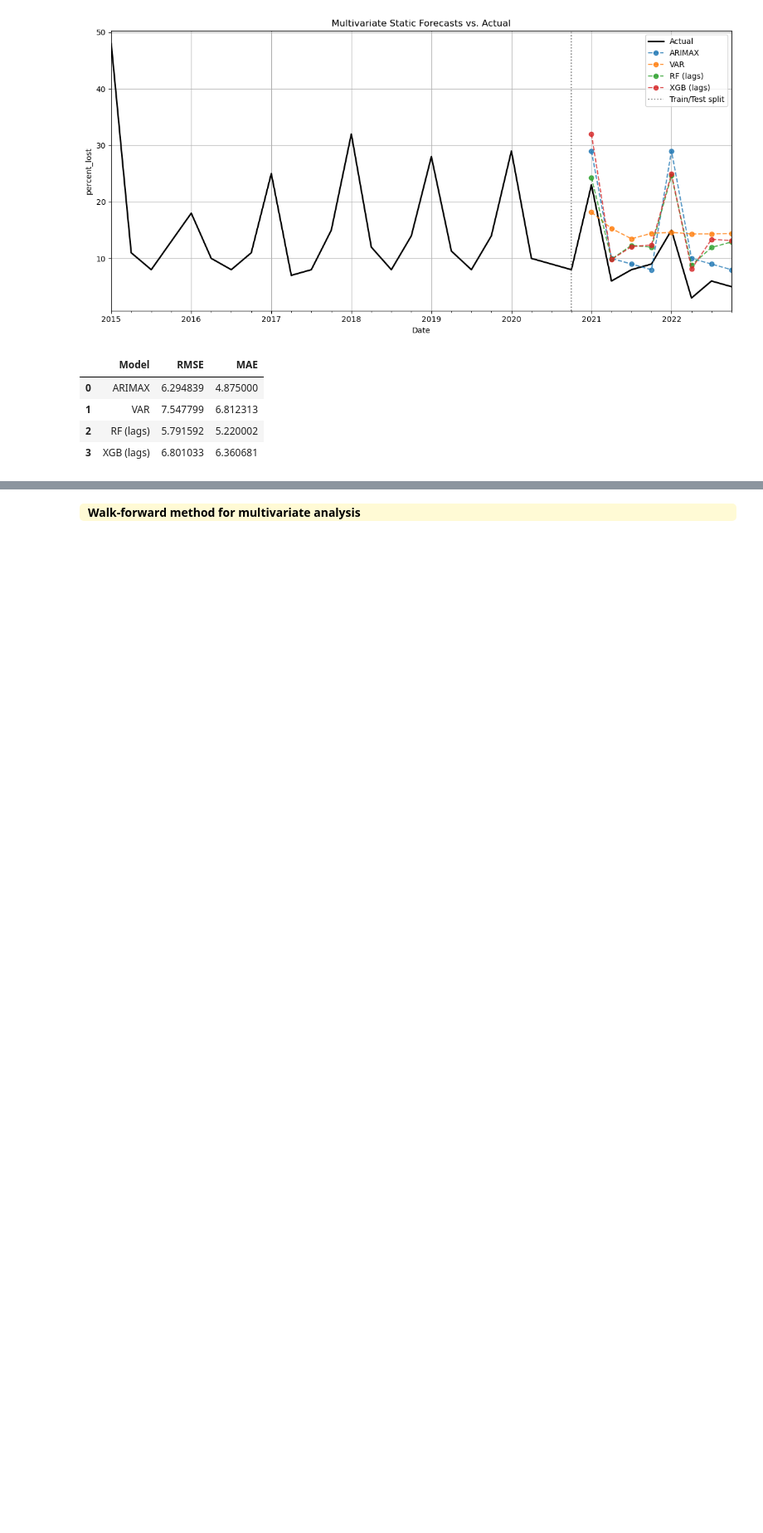
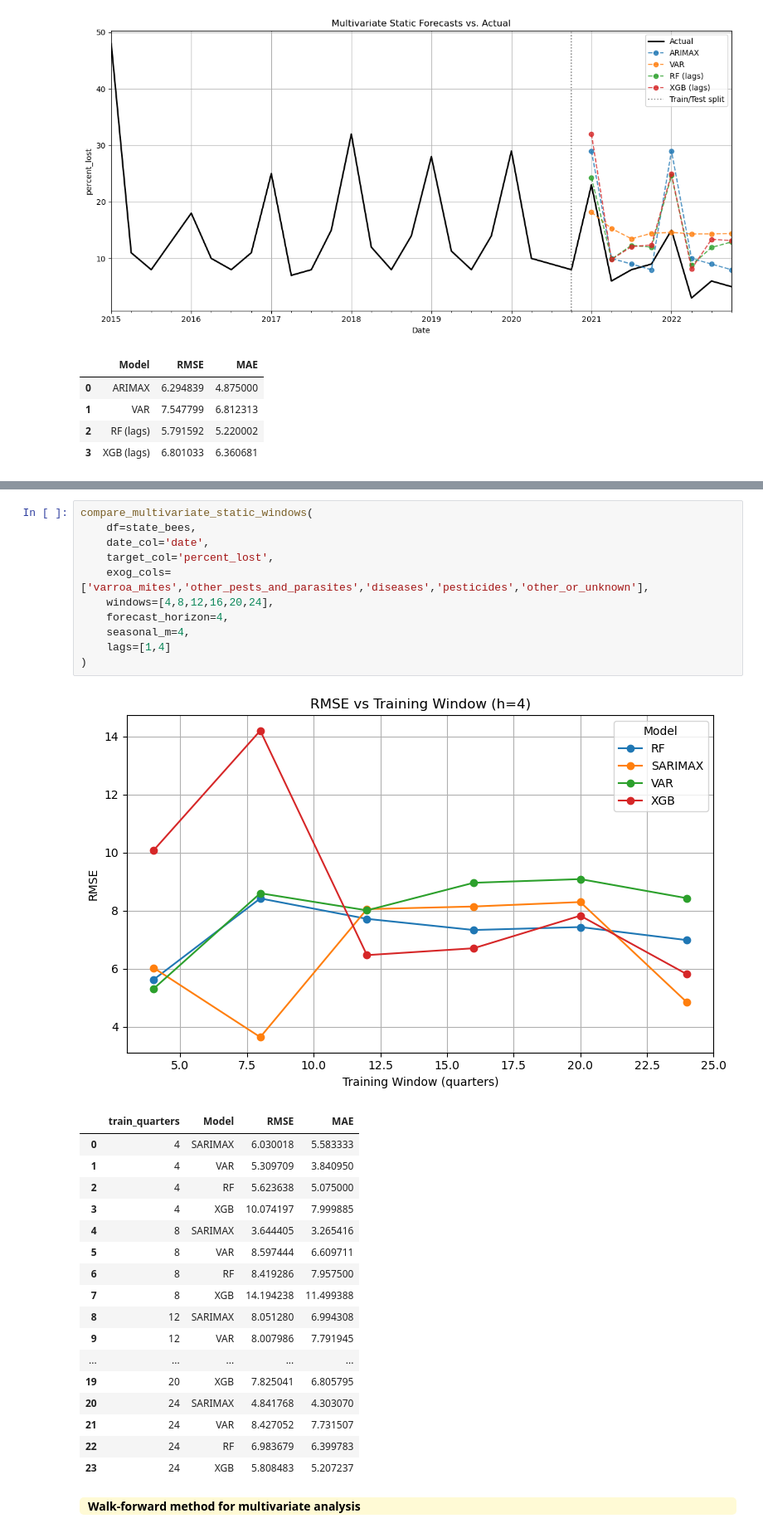
Before and after one commit to TinneCJM/Predicting-Bee-Colony-Loss-Across-the-USA, a Jupyter notebook: notebooks/4 forecasting models.ipynb, the cells around one changed output, grey strips where cells are left out. Shown at 83% size. Drawn from its saved outputs; the diff is of its cells as text; blank space fills up the shorter version.

```diff
--- a/notebooks/4 forecasting models.ipynb
+++ b/notebooks/4 forecasting models.ipynb
@@ -879,3 +985,33 @@ compare_multivariate_models(
+# %%
+compare_multivariate_static_windows(
+    df=state_bees,
+    date_col='date',
+    target_col='percent_lost',
+    exog_cols=['varroa_mites','other_pests_and_parasites','diseases','pesticides','other_or_unknown'],
+    windows=[4,8,12,16,20,24],
+    forecast_horizon=4,
+    seasonal_m=4,
+    lags=[1,4]
+)
+# %% [output]
+[figure, added]
+|  | train_quarters | Model | RMSE | MAE |
+| 0 | 4 | SARIMAX | 6.030018 | 5.583333 |
+| 1 | 4 | VAR | 5.309709 | 3.840950 |
+| 2 | 4 | RF | 5.623638 | 5.075000 |
+| 3 | 4 | XGB | 10.074197 | 7.999885 |
+| 4 | 8 | SARIMAX | 3.644405 | 3.265416 |
+| 5 | 8 | VAR | 8.597444 | 6.609711 |
+| 6 | 8 | RF | 8.419286 | 7.957500 |
+| 7 | 8 | XGB | 14.194238 | 11.499388 |
+| 8 | 12 | SARIMAX | 8.051280 | 6.994308 |
+| 9 | 12 | VAR | 8.007986 | 7.791945 |
+| ... | ... | ... | ... | ... |
+| 19 | 20 | XGB | 7.825041 | 6.805795 |
+| 20 | 24 | SARIMAX | 4.841768 | 4.303070 |
+| 21 | 24 | VAR | 8.427052 | 7.731507 |
+| 22 | 24 | RF | 6.983679 | 6.399783 |
+| 23 | 24 | XGB | 5.808483 | 5.207237 |
 # %% [markdown]
 <div
   style="
```
Also changed, not shown: parts of 13 cells of this notebook, 7 other files.
